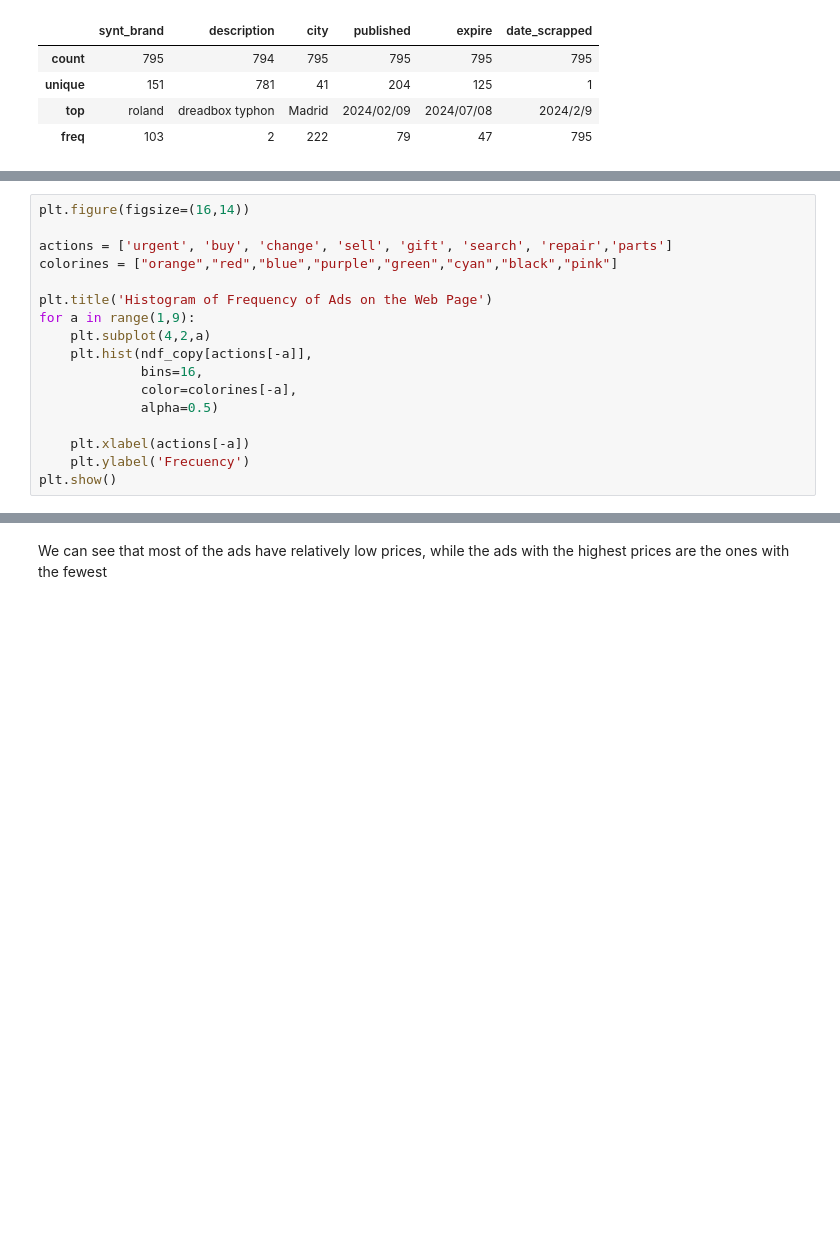
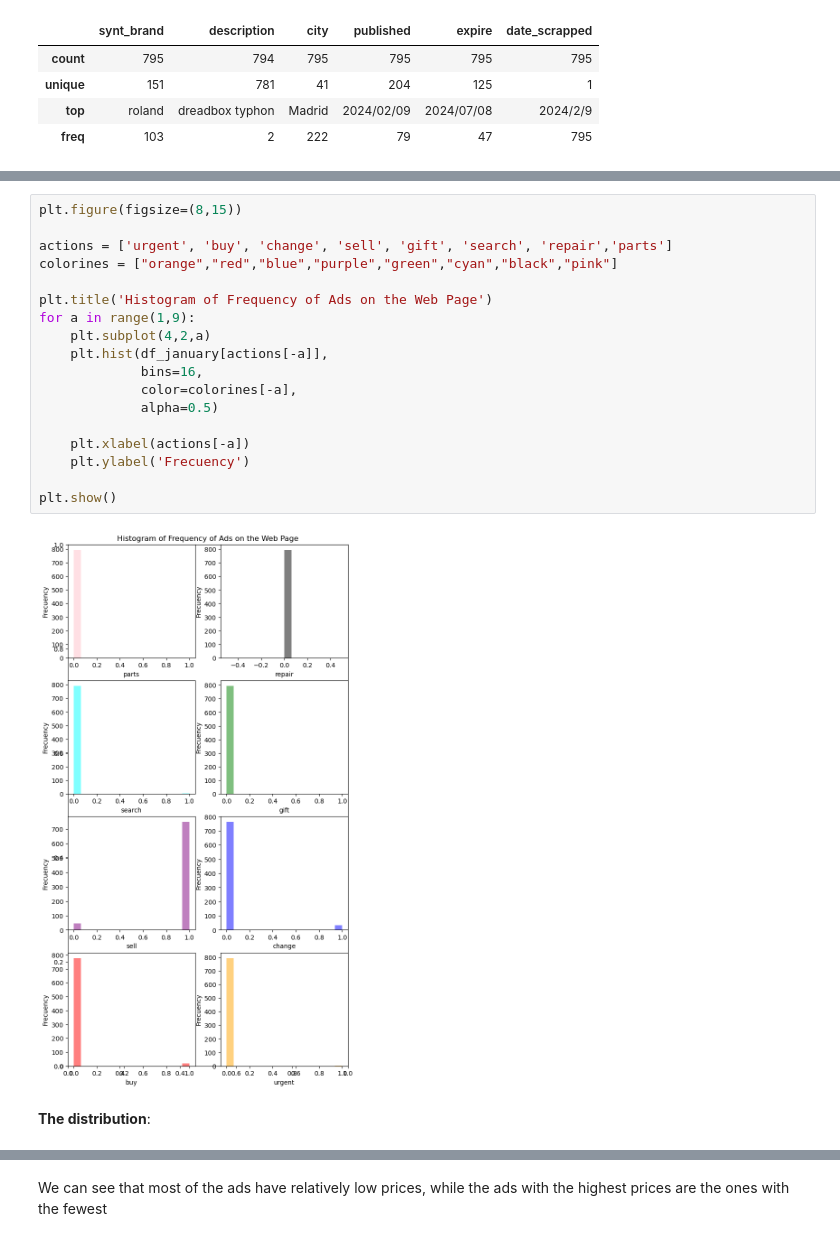
Before and after one commit to albertjimrod/ScraperETL-EDA-ML-Personal, a Jupyter notebook: project_5/EDA_hispasonic.ipynb, the cells around one changed output, grey strips where cells are left out. Saved outputs shown, nothing was run; the diff lists cells and outputs as text; blank space fills up the shorter version.

```diff
--- a/project_5/EDA_hispasonic.ipynb
+++ b/project_5/EDA_hispasonic.ipynb
@@ -456,17 +398,0 @@ In addition, sales histograms can also be useful for comparing the performance o
-# %%
-plt.figure(figsize=(16,14))
-
-actions = ['urgent', 'buy', 'change', 'sell', 'gift', 'search', 'repair','parts']
-colorines = ["orange","red","blue","purple","green","cyan","black","pink"]
-
-plt.title('Histogram of Frequency of Ads on the Web Page')
-for a in range(1,9):
-    plt.subplot(4,2,a)
-    plt.hist(ndf_copy[actions[-a]],
-             bins=16,
-             color=colorines[-a],
-             alpha=0.5)
-
-    plt.xlabel(actions[-a])
-    plt.ylabel('Frecuency')
-plt.show()
@@ -500,0 +443,22 @@ plt.show()
+# %%
+plt.figure(figsize=(8,15))
+
+actions = ['urgent', 'buy', 'change', 'sell', 'gift', 'search', 'repair','parts']
+colorines = ["orange","red","blue","purple","green","cyan","black","pink"]
+
+plt.title('Histogram of Frequency of Ads on the Web Page')
+for a in range(1,9):
+    plt.subplot(4,2,a)
+    plt.hist(df_january[actions[-a]],
+             bins=16,
+             color=colorines[-a],
+             alpha=0.5)
+
+    plt.xlabel(actions[-a])
+    plt.ylabel('Frecuency')
+
+plt.show()
+# %% [output]
+[figure, added]
+# %% [markdown]
+**The distribution**:
```
Also changed, not shown: parts of 85 cells of this notebook.
